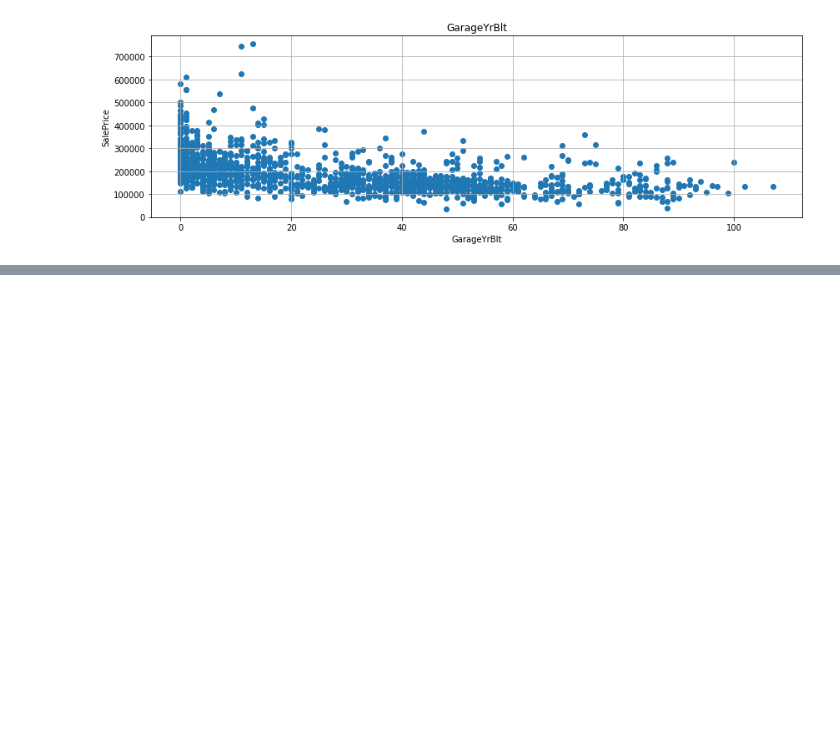
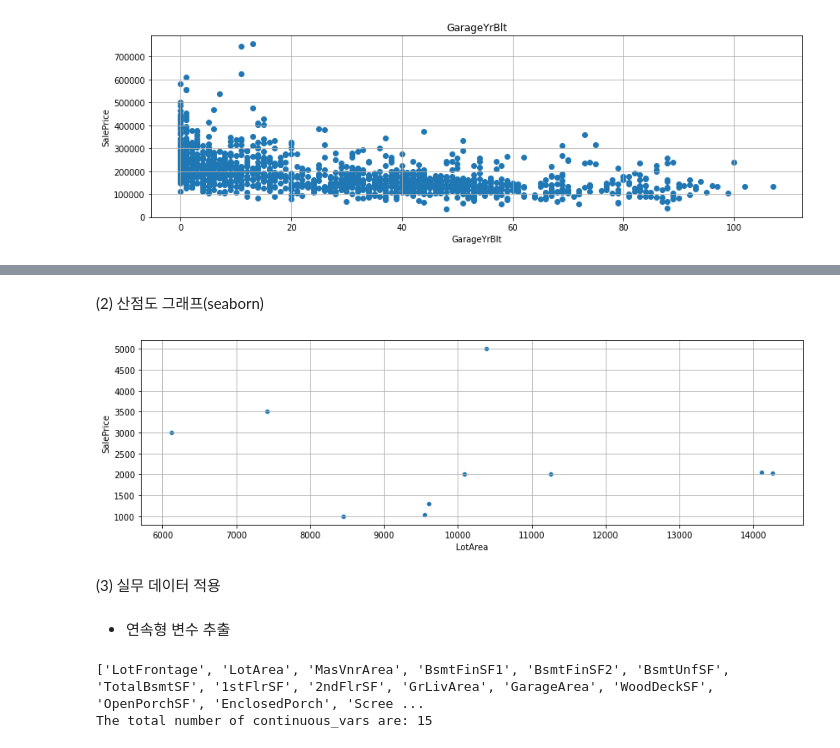
Before and after one commit to KIM-CHAEYOUNG/d1, a Jupyter notebook: Handling_ContinuousVariables.ipynb, the cells around one changed output, grey strips where cells are left out. Cells and saved outputs as stored; diff of their text form; code cells hidden in the pictures; blank space fills up the shorter version.

```diff
--- a/Handling_ContinuousVariables.ipynb
+++ b/Handling_ContinuousVariables.ipynb
@@ -167,0 +198,19 @@ for fea in year_fea:
+# %% [markdown]
+(2) 산점도 그래프(seaborn)
+# %%
+sns.scatterplot(x='LotArea', y='SalePrice', data=temp)
+plt.show()
+# %% [output]
+[figure, added]
+# %% [markdown]
+(3) 실무 데이터 적용
+# %% [markdown]
+- 연속형 변수 추출
+# %%
+discrete_vars=[fea for fea in numeric_features if len(train[fea].unique()) < 50 and fea not in year_fea + ['Id']]
+continuous_vars=[fea for fea in numeric_features if fea not in discrete_vars + year_fea+['Id']+['SalePrice']]
+print(continuous_vars)
+print("The total number of continuous_vars are:", len(continuous_vars))
+# %% [output]
+['LotFrontage', 'LotArea', 'MasVnrArea', 'BsmtFinSF1', 'BsmtFinSF2', 'BsmtUnfSF', 'TotalBsmtSF', '1stFlrSF', '2ndFlrSF', 'GrLivArea', 'GarageArea', 'WoodDeckSF', 'OpenPorchSF', 'EnclosedPorch', 'Scree ...
+The total number of continuous_vars are: 15
```
Also changed, not shown: parts of 6 cells of this notebook.
